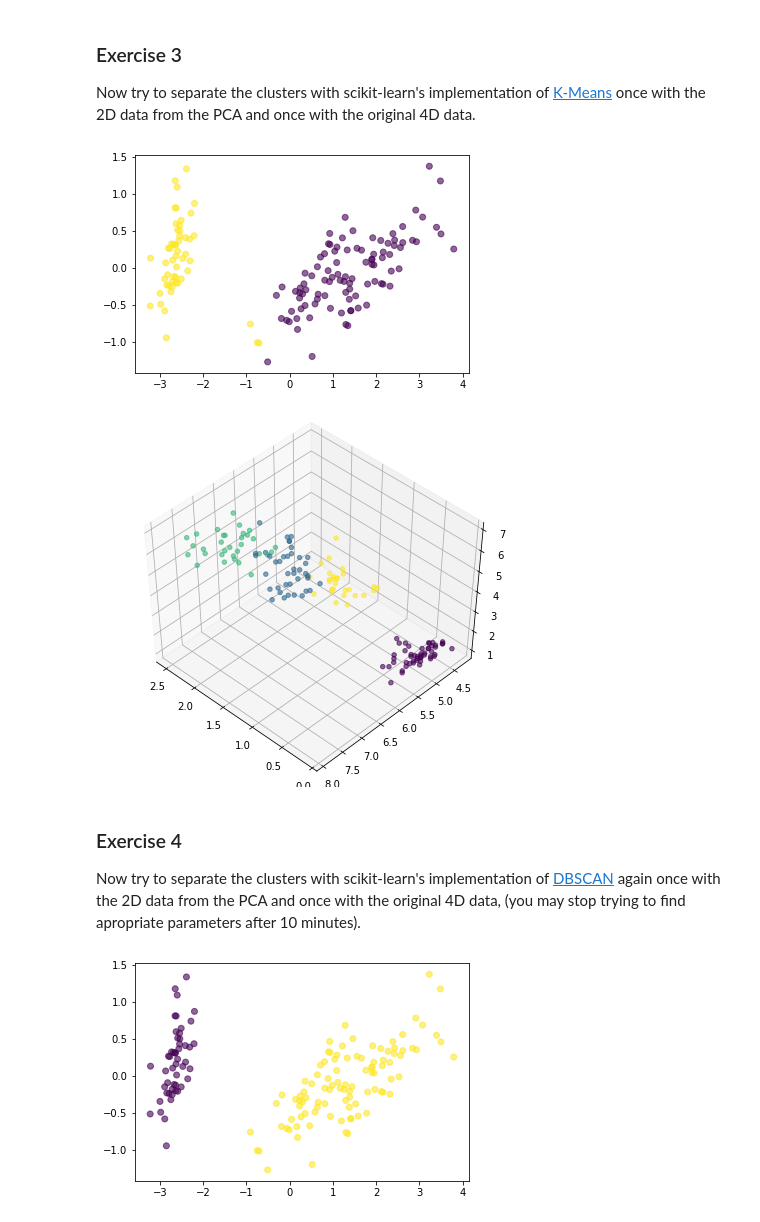
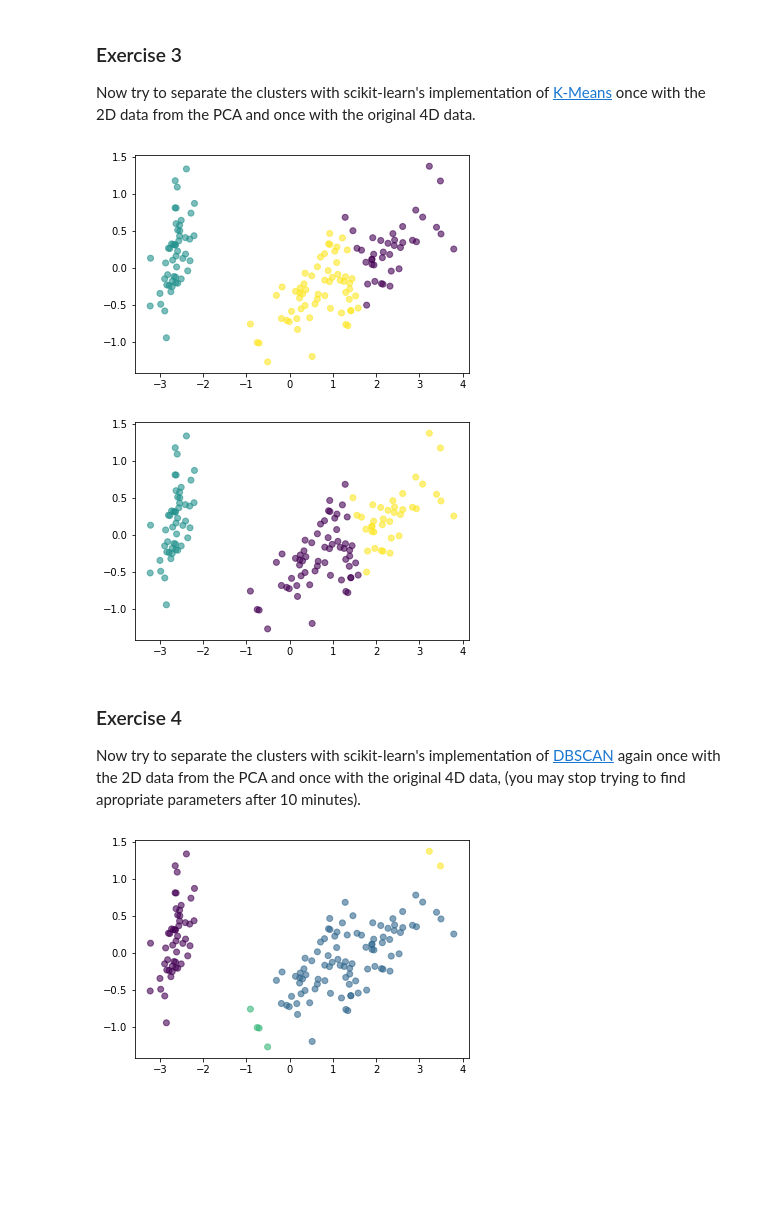
Before and after one commit to regenhardthawk/Regenhardt_MLBD_uebung8, a Jupyter notebook: 01_Intro_ex.ipynb, the cells around one changed output. Cells and saved outputs as stored; diff of their text form; code cells hidden in the pictures; blank space fills up the shorter version.

Commit message:
Fehler mit clustern korrigiert

```diff
--- a/01_Intro_ex.ipynb
+++ b/01_Intro_ex.ipynb
@@ -277,23 +277,20 @@ array([0.92461872, 0.05306648])
 Now try to separate the clusters with scikit-learn's implementation of [K-Means](https://scikit-learn.org/stable/modules/generated/sklearn.cluster.KMeans.html) once with the 2D data from the PCA and once with the original 4D data.
 # %%
 ## K-means on 2D PCA output
-k_means = KMeans(n_clusters = 2 , random_state = 42).fit(P)
+k_means = KMeans(n_clusters = 3 , random_state = 42).fit(P)
 plt.scatter(P[:,0], P[:,1], c=k_means.labels_, alpha=0.6)
 plt.show();
 # %% [output]
-[figure, old version]
+[figure, new version]
 # %%
 ## K-means on orig 4D data
-from mpl_toolkits.mplot3d import Axes3D
+k_means = KMeans(n_clusters = 3 , random_state = 42).fit(X)
+P=pca.fit_transform(X)
 
-k_means = KMeans(n_clusters = 4 , random_state = 42).fit(X)
-
-fig = plt.figure(1, figsize=(6, 5))
-ax = Axes3D(fig, rect=[0, 0, .95, 1], elev=48, azim=134)
-ax.scatter(X.iloc[:,3], X.iloc[:,0], X.iloc[:,2], c=k_means.labels_, alpha=0.6)
+plt.scatter(P[:, 0], P[:, 1], c=k_means.labels_, alpha=0.6)
 plt.show();
 # %% [output]
-[figure, old version]
+[figure, new version]
 # %% [markdown]
 ### Exercise 4
 
@@ -302,10 +299,10 @@ Now try to separate the clusters with scikit-learn's implementation of [DBSCAN](
 ## DBSCAN on 2D PCA output
 from sklearn.cluster import DBSCAN
 
-dbs = DBSCAN(eps=1,min_samples = 5).fit(P)
+dbs = DBSCAN(eps=0.5,min_samples = 2).fit(P)
 plt.scatter(P[:,0], P[:,1], c=dbs.labels_, alpha=0.6)
 plt.show();
 # %% [output]
-[figure, old version]
+[figure, new version]
 # %%
 ## DBSCAN on orig 4D data
```
Also changed, not shown: parts of 1 cell of this notebook.
